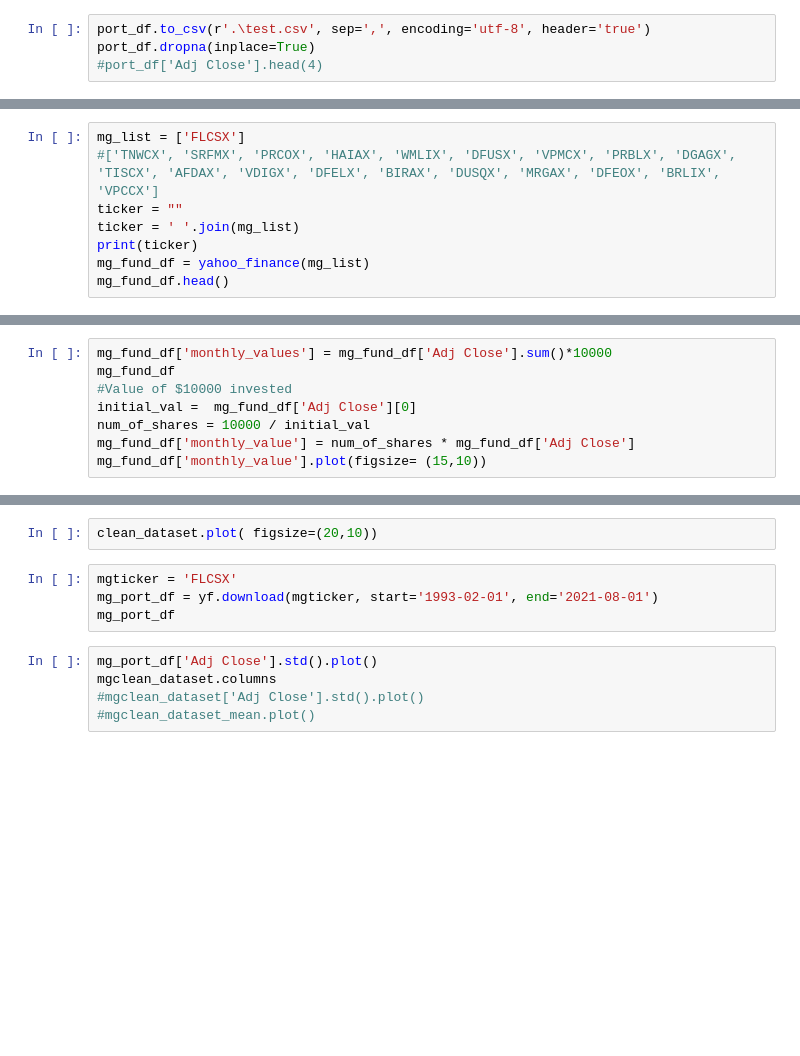
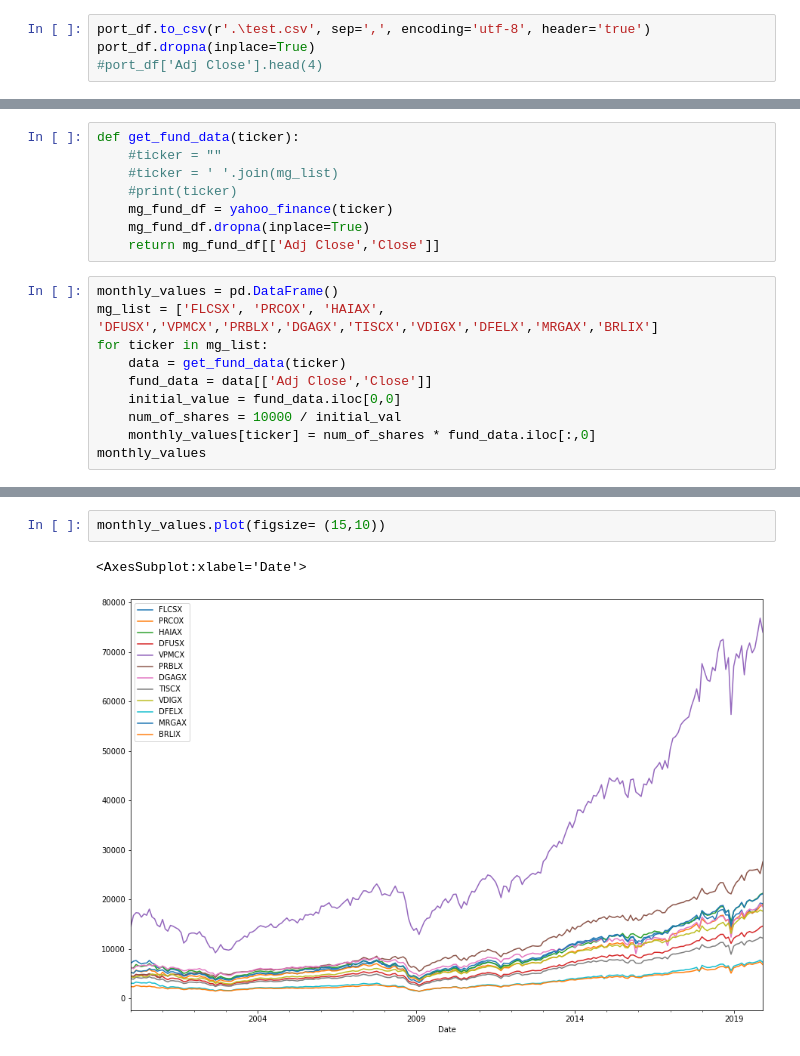
Before and after one commit to Harnekgithub/Project_Random_Walkthrough_SP500_Dataset, a Jupyter notebook: Code/random_walkthrough.ipynb, the cells around one changed output, grey strips where cells are left out. Drawn from its saved outputs; the diff is of its cells as text; blank space fills up the shorter version.

Commit message:
Plots for the managed portfolio - Working

```diff
--- a/Code/random_walkthrough.ipynb
+++ b/Code/random_walkthrough.ipynb
@@ -168,8 +154,0 @@ See the caveats in the documentation: https://pandas.pydata.org/pandas-docs/stab
-# %%
-mg_list = ['FLCSX']
-#['TNWCX', 'SRFMX', 'PRCOX', 'HAIAX', 'WMLIX', 'DFUSX', 'VPMCX', 'PRBLX', 'DGAGX', 'TISCX', 'AFDAX', 'VDIGX', 'DFELX', 'BIRAX', 'DUSQX', 'MRGAX', 'DFEOX', 'BRLIX', 'VPCCX']
-ticker = ""
-ticker = ' '.join(mg_list)
-print(ticker)
-mg_fund_df = yahoo_finance(mg_list)
-mg_fund_df.head()
@@ -186,8 +154,0 @@ FLCSX
-# %%
-mg_fund_df['monthly_values'] = mg_fund_df['Adj Close'].sum()*10000
-mg_fund_df
-#Value of $10000 invested
-initial_val =  mg_fund_df['Adj Close'][0]
-num_of_shares = 10000 / initial_val
-mg_fund_df['monthly_value'] = num_of_shares * mg_fund_df['Adj Close']
-mg_fund_df['monthly_value'].plot(figsize= (15,10))
@@ -204,0 +155,18 @@ clean_dataset1.plot( figsize=(20,10))
+# %%
+def get_fund_data(ticker):
+    #ticker = ""
+    #ticker = ' '.join(mg_list)
+    #print(ticker)
+    mg_fund_df = yahoo_finance(ticker)
+    mg_fund_df.dropna(inplace=True)
+    return mg_fund_df[['Adj Close','Close']]
+# %%
+monthly_values = pd.DataFrame()
+mg_list = ['FLCSX', 'PRCOX', 'HAIAX', 'DFUSX','VPMCX','PRBLX','DGAGX','TISCX','VDIGX','DFELX','MRGAX','BRLIX']
+for ticker in mg_list:
+    data = get_fund_data(ticker)
+    fund_data = data[['Adj Close','Close']]
+    initial_value = fund_data.iloc[0,0]
+    num_of_shares = 10000 / initial_val
+    monthly_values[ticker] = num_of_shares * fund_data.iloc[:,0]
+monthly_values
@@ -205,11 +200,5 @@ clean_dataset1.plot( figsize=(20,10))
 # %%
-clean_dataset.plot( figsize=(20,10))
+monthly_values.plot(figsize= (15,10))
+# %% [output]
+<AxesSubplot:xlabel='Date'>
+[figure, added]
-# %%
-mgticker = 'FLCSX'
-mg_port_df = yf.download(mgticker, start='1993-02-01', end='2021-08-01')
-mg_port_df
-# %%
-mg_port_df['Adj Close'].std().plot()
-mgclean_dataset.columns
-#mgclean_dataset['Adj Close'].std().plot()
-#mgclean_dataset_mean.plot()
```
Also changed, not shown: parts of 10 cells of this notebook, 4 other files.
